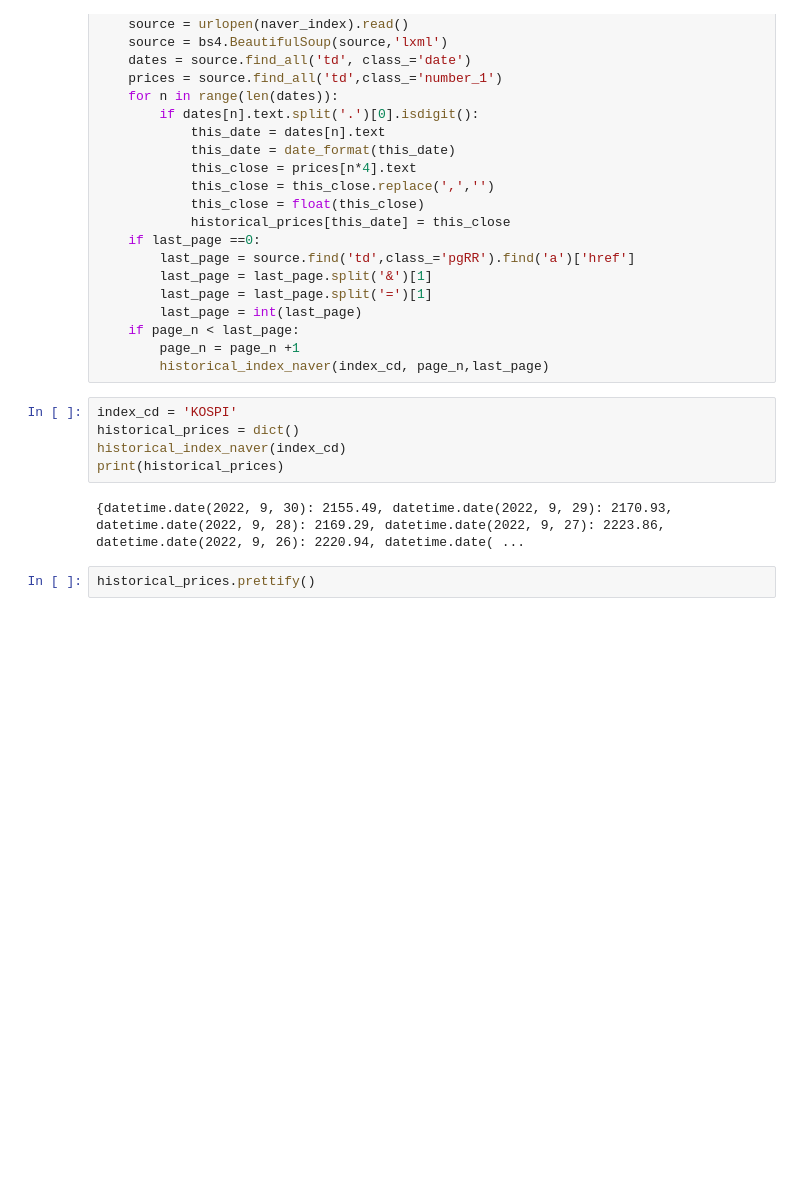
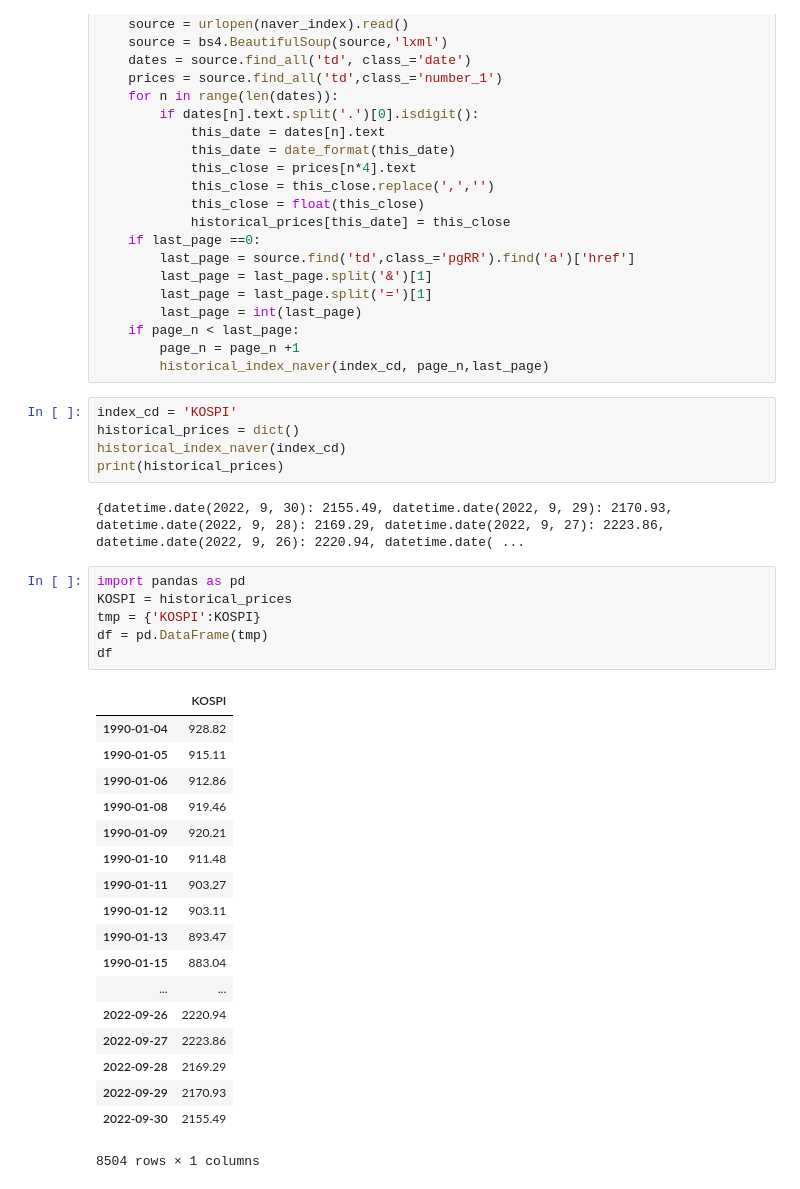
Before and after one commit to SuyongMauriceYang/ElementaryFinEngineering, a Jupyter notebook: practice_bs4.ipynb, the cells around one changed output. Cells and saved outputs as stored; diff of their text form; blank space fills up the shorter version.

```diff
--- a/practice_bs4.ipynb
+++ b/practice_bs4.ipynb
@@ -182,5 +182,28 @@ historical_index_naver(index_cd)
 print(historical_prices)
 # %% [output]
 {datetime.date(2022, 9, 30): 2155.49, datetime.date(2022, 9, 29): 2170.93, datetime.date(2022, 9, 28): 2169.29, datetime.date(2022, 9, 27): 2223.86, datetime.date(2022, 9, 26): 2220.94, datetime.date( ...
-# %%
-historical_prices.prettify()
+# %%
+import pandas as pd
+KOSPI = historical_prices
+tmp = {'KOSPI':KOSPI}
+df = pd.DataFrame(tmp)
+df
+# %% [output]
+|  | KOSPI |
+| 1990-01-04 | 928.82 |
+| 1990-01-05 | 915.11 |
+| 1990-01-06 | 912.86 |
+| 1990-01-08 | 919.46 |
+| 1990-01-09 | 920.21 |
+| 1990-01-10 | 911.48 |
+| 1990-01-11 | 903.27 |
+| 1990-01-12 | 903.11 |
+| 1990-01-13 | 893.47 |
+| 1990-01-15 | 883.04 |
+| ... | ... |
+| 2022-09-26 | 2220.94 |
+| 2022-09-27 | 2223.86 |
+| 2022-09-28 | 2169.29 |
+| 2022-09-29 | 2170.93 |
+| 2022-09-30 | 2155.49 |
+8504 rows × 1 columns
```
Also changed, not shown: parts of 2 cells of this notebook.
